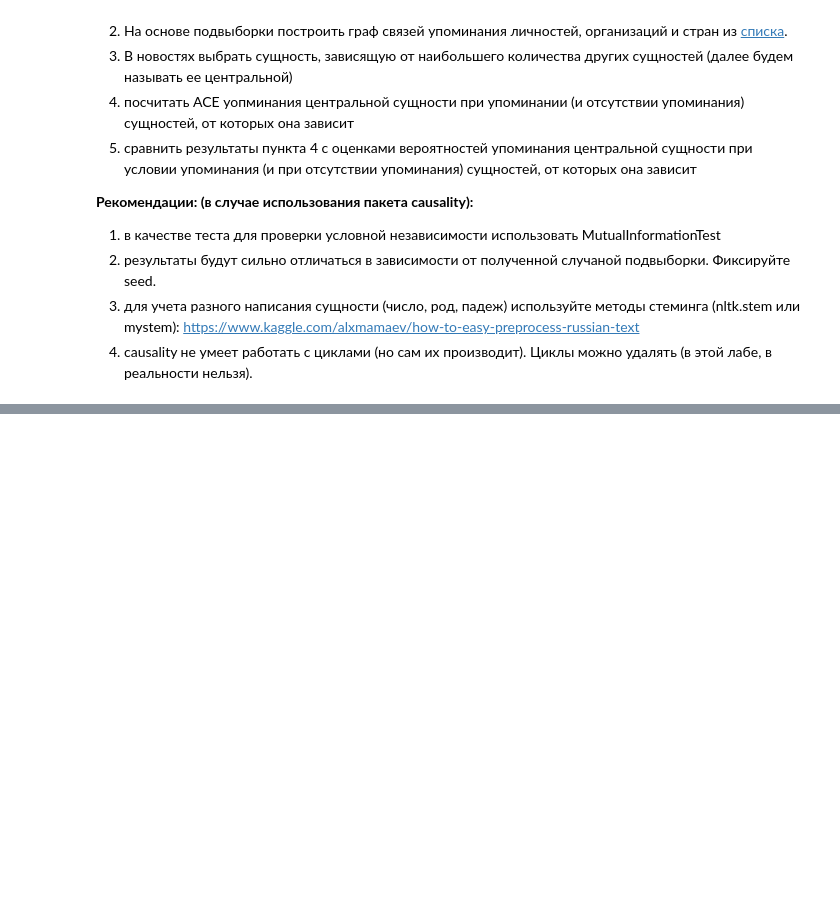
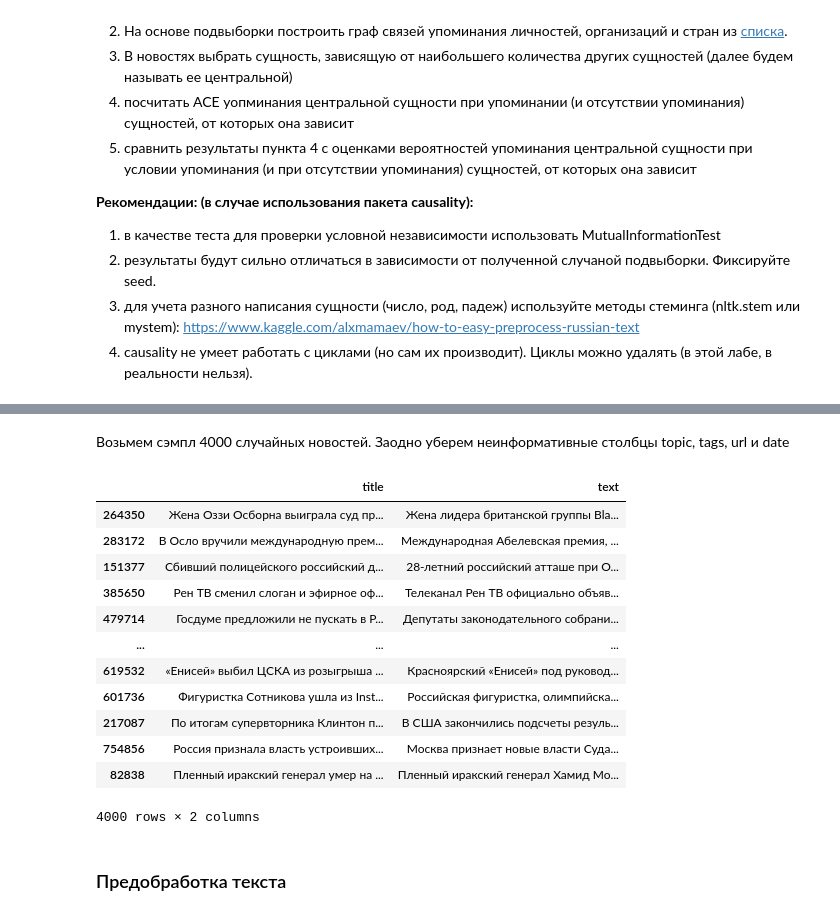
Before and after one commit to MatveyMor/psad-2020, a Jupyter notebook: lab/lab2/1_4_severilov.ipynb, the cells around one changed output, grey strips where cells are left out. Cells and saved outputs as stored; diff of their text form; code cells hidden in the pictures; blank space fills up the shorter version.

```diff
--- a/lab/lab2/1_4_severilov.ipynb
+++ b/lab/lab2/1_4_severilov.ipynb
@@ -37,0 +75,21 @@ data = pd.read_csv(datapath)
+# %% [markdown]
+Возьмем сэмпл 4000 случайных новостей. Заодно уберем неинформативные столбцы topic, tags, url и date
+# %%
+data_sample = data.sample(n=4000, random_state=42)[['title', 'text']]
+data_sample
+# %% [output]
+|  | title | text |
+| 264350 | Жена Оззи Осборна выиграла суд пр... | Жена лидера британской группы Bla... |
+| 283172 | В Осло вручили международную прем... | Международная Абелевская премия, ... |
+| 151377 | Сбивший полицейского российский д... | 28-летний российский атташе при О... |
+| 385650 | Рен ТВ сменил слоган и эфирное оф... | Телеканал Рен ТВ официально объяв... |
+| 479714 | Госдуме предложили не пускать в Р... | Депутаты законодательного собрани... |
+| ... | ... | ... |
+| 619532 | «Енисей» выбил ЦСКА из розыгрыша ... | Красноярский «Енисей» под руковод... |
+| 601736 | Фигуристка Сотникова ушла из Inst... | Российская фигуристка, олимпийска... |
+| 217087 | По итогам супервторника Клинтон п... | В США закончились подсчеты резуль... |
+| 754856 | Россия признала власть устроивших... | Москва признает новые власти Суда... |
+| 82838 | Пленный иракский генерал умер на ... | Пленный иракский генерал Хамид Мо... |
+4000 rows × 2 columns
+# %% [markdown]
+### Предобработка текста
```
Also changed, not shown: parts of 38 cells of this notebook.
